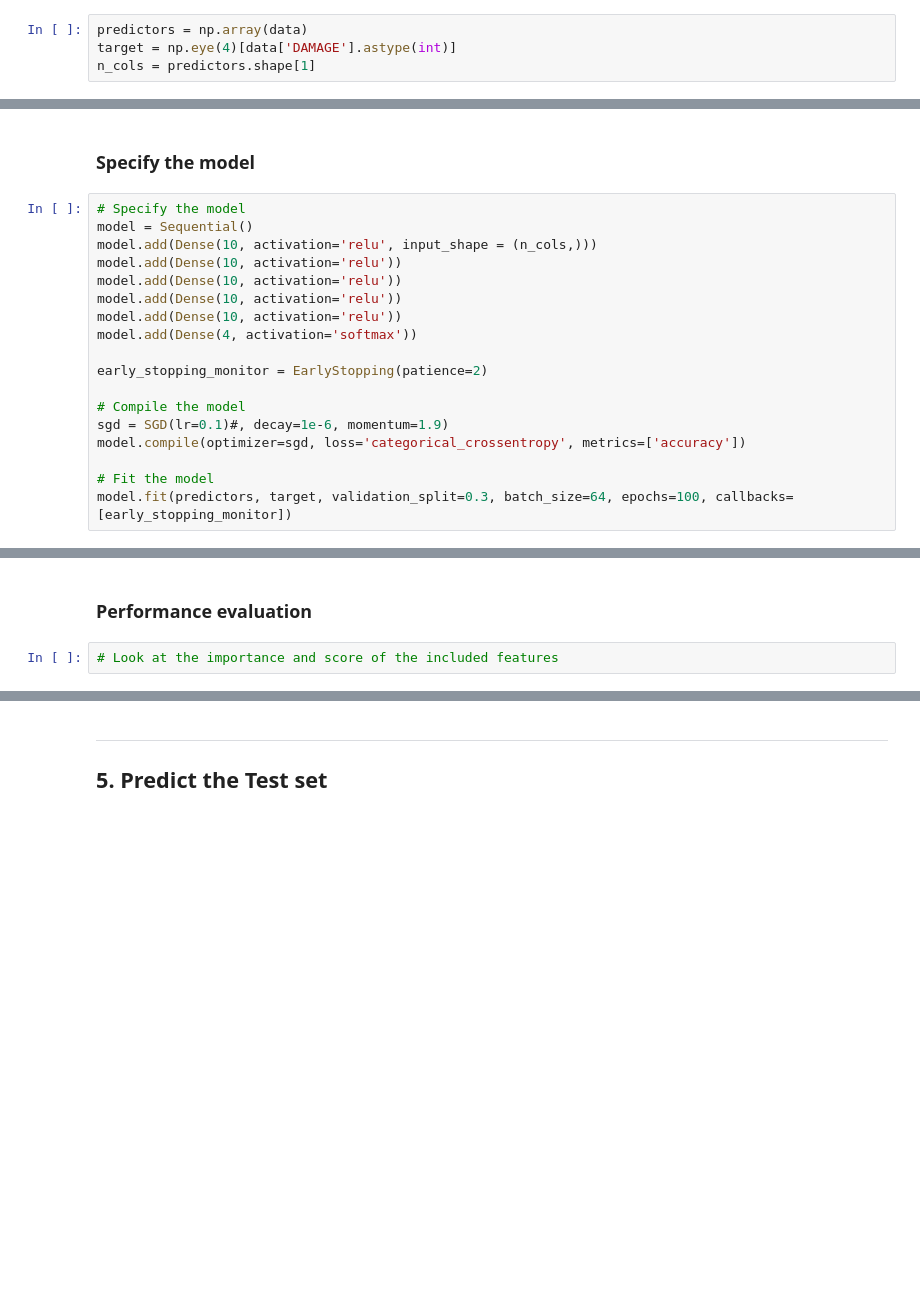
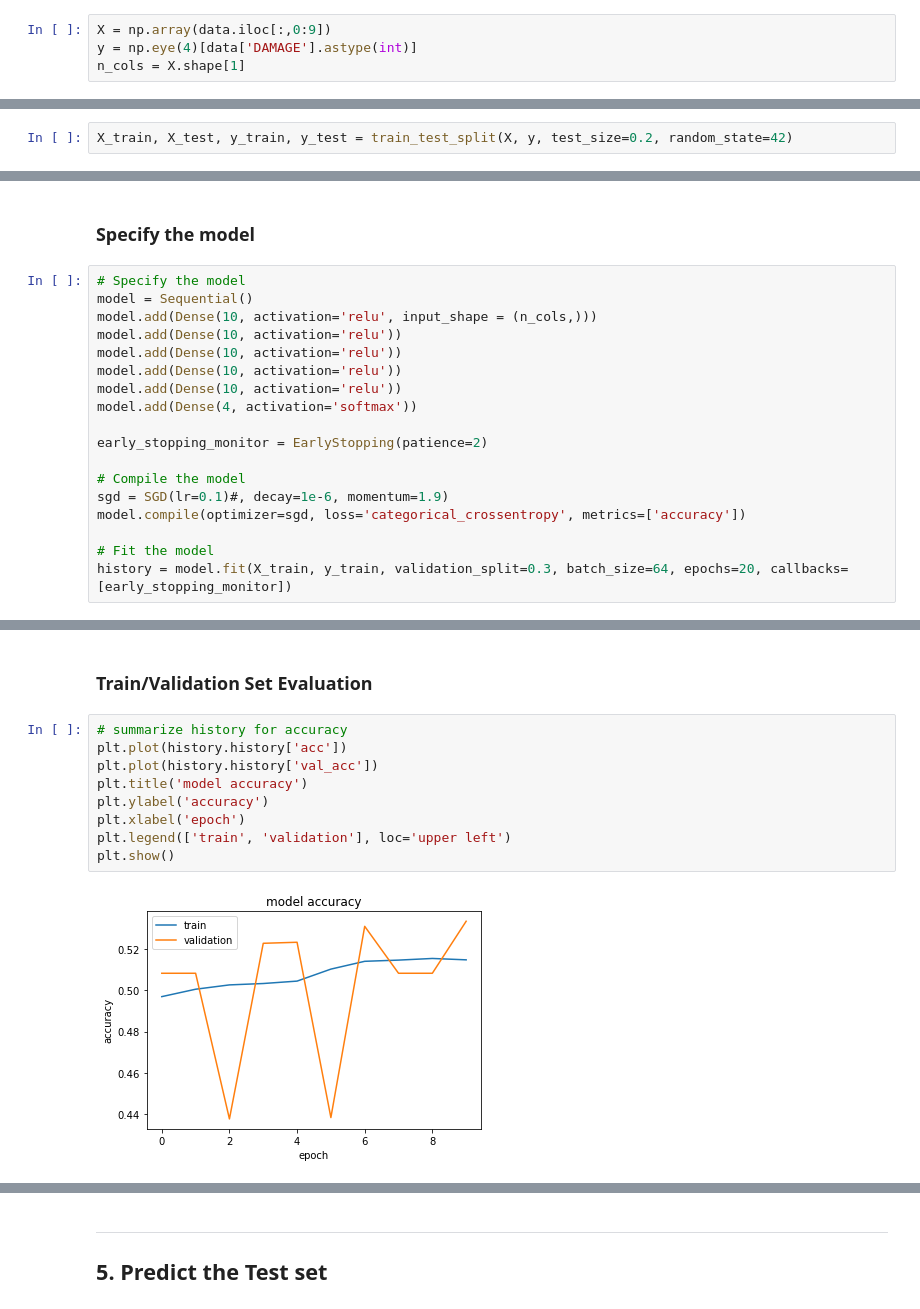
Before and after one commit to jadoonengr/Civil-Concrete-Damage, a Jupyter notebook: Civil-Concrete-Damage.ipynb, the cells around one changed output, grey strips where cells are left out. Drawn from its saved outputs; the diff is of its cells as text; blank space fills up the shorter version.

```diff
--- a/Civil-Concrete-Damage.ipynb
+++ b/Civil-Concrete-Damage.ipynb
@@ -146,4 +157,4 @@ data.head()
 # %%
-predictors = np.array(data)
-target = np.eye(4)[data['DAMAGE'].astype(int)]
-n_cols = predictors.shape[1]
+X = np.array(data.iloc[:,0:9])
+y = np.eye(4)[data['DAMAGE'].astype(int)]
+n_cols = X.shape[1]
@@ -149,0 +167,2 @@ n_cols = predictors.shape[1]
+# %%
+X_train, X_test, y_train, y_test = train_test_split(X, y, test_size=0.2, random_state=42)
@@ -170,5 +193,5 @@ sgd = SGD(lr=0.1)#, decay=1e-6, momentum=1.9)
 model.compile(optimizer=sgd, loss='categorical_crossentropy', metrics=['accuracy'])
 
 # Fit the model
-model.fit(predictors, target, validation_split=0.3, batch_size=64, epochs=100, callbacks=[early_stopping_monitor])
+history = model.fit(X_train, y_train, validation_split=0.3, batch_size=64, epochs=20, callbacks=[early_stopping_monitor])
 # %% [output]
@@ -193,4 +215,13 @@ Epoch 100/100
-# %% [markdown]
-### Performance evaluation
-# %%
-# Look at the importance and score of the included features
+# %% [markdown]
+### Train/Validation Set Evaluation
+# %%
+# summarize history for accuracy
+plt.plot(history.history['acc'])
+plt.plot(history.history['val_acc'])
+plt.title('model accuracy')
+plt.ylabel('accuracy')
+plt.xlabel('epoch')
+plt.legend(['train', 'validation'], loc='upper left')
+plt.show()
+# %% [output]
+[figure, added]
```
Also changed, not shown: parts of 11 cells of this notebook.
